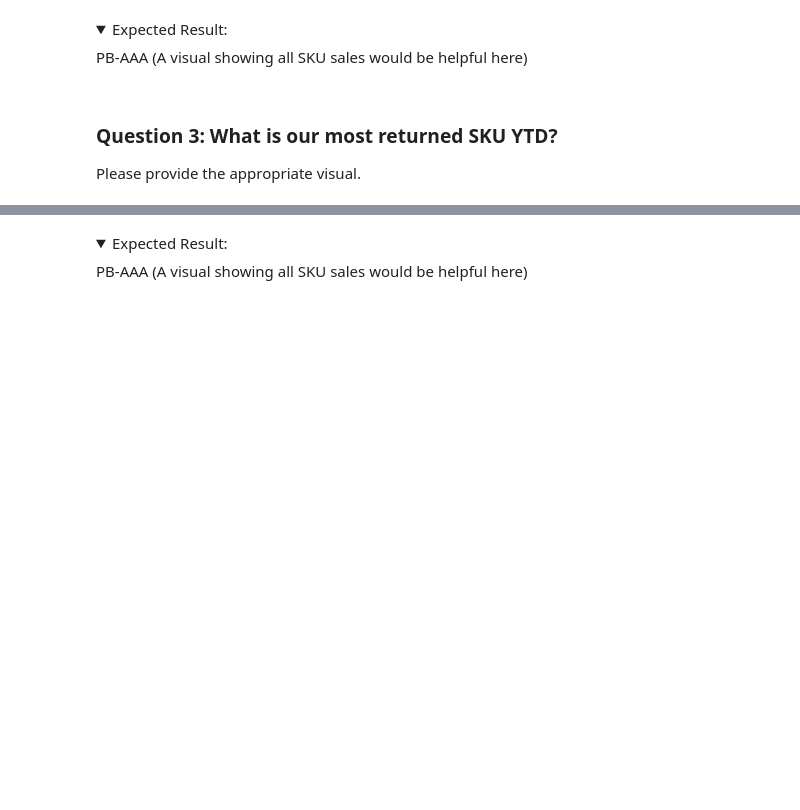
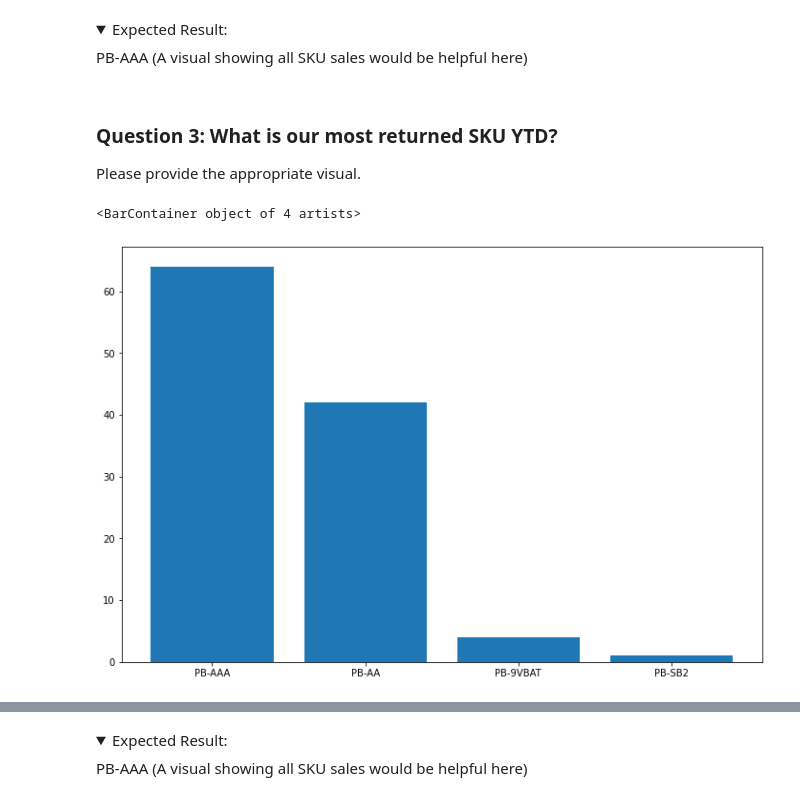
Before and after one commit to puga-42/fba-analysis, a Jupyter notebook: Amazon_Orders_Assignment.ipynb, the cells around one changed output, grey strips where cells are left out. Cells and saved outputs as stored; diff of their text form; code cells hidden in the pictures; folded sections open; blank space fills up the shorter version.

```diff
--- a/Amazon_Orders_Assignment.ipynb
+++ b/Amazon_Orders_Assignment.ipynb
@@ -46,3 +93,10 @@ Please provide the appropriate visual.
 ### Question 3: What is our most returned SKU YTD?
 
 Please provide the appropriate visual.
+# %%
+fig, ax = plt.subplots(figsize=(12,8))
+ax.bar(returns[['sku', 'quantity']].groupby('sku').agg('sum').sort_values('quantity', ascending=False).index,
+      returns[['sku', 'quantity']].groupby('sku').agg('sum').sort_values('quantity', ascending=False)['quantity'])
+# %% [output]
+<BarContainer object of 4 artists>
+[figure, added]
```
Also changed, not shown: parts of 17 cells of this notebook.
